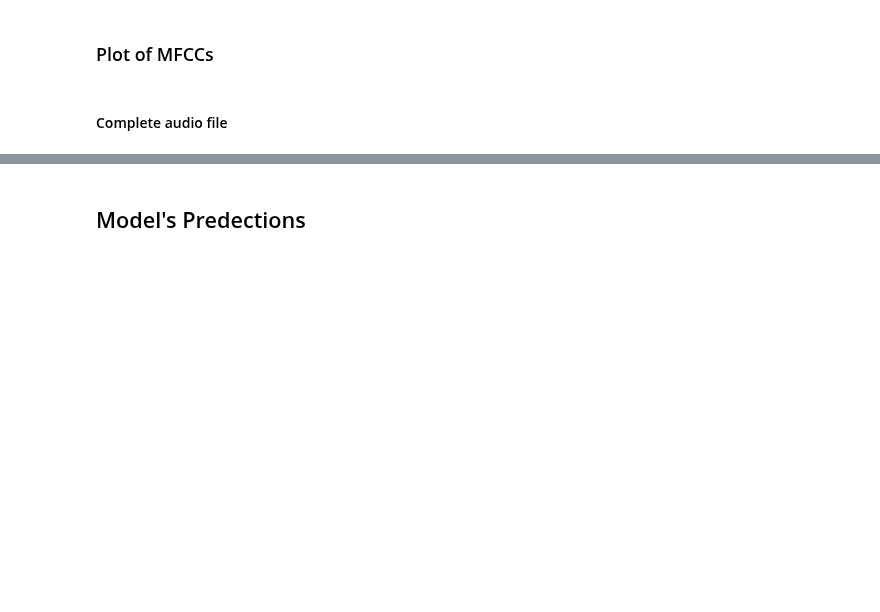
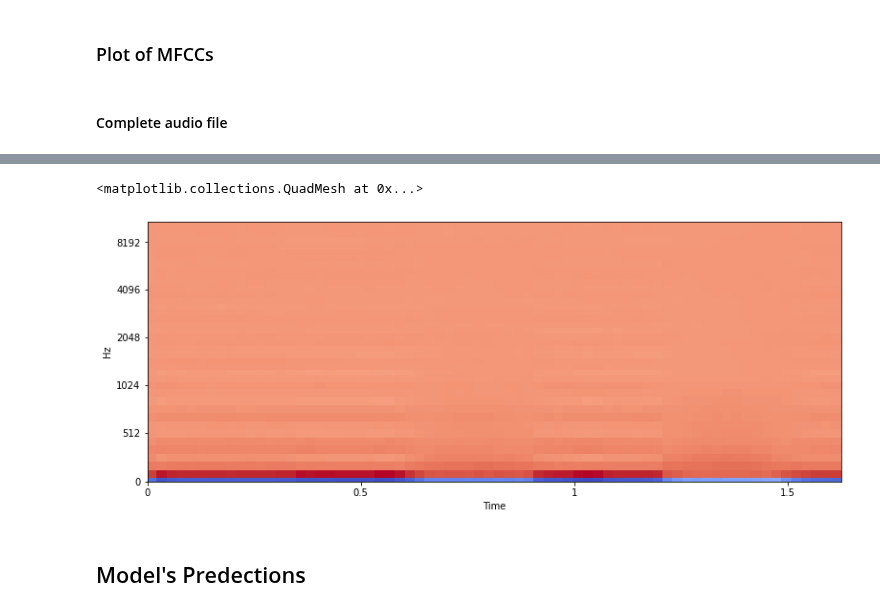
Before and after one commit to blackmountainb/taad-project, a Jupyter notebook: code/Model_Predict.ipynb, the cells around one changed output, grey strips where cells are left out. Cells and saved outputs as stored; diff of their text form; code cells hidden in the pictures; blank space fills up the shorter version.

```diff
--- a/code/Model_Predict.ipynb
+++ b/code/Model_Predict.ipynb
@@ -156,3 +139,10 @@ plt.legend()
+# %%
+mfccsArr = np.array(featuresdf.feature.tolist())
+plt.figure(figsize=(13,5))
+librosa.display.specshow(mfccsArr.T[:,0:70], sr=sample_rate, x_axis='time', y_axis='mel')
+# %% [output]
+<matplotlib.collections.QuadMesh at 0x...>
+[figure, added]
 # %% [markdown]
 ## Model's Predections
 # %% [markdown]
```
Also changed, not shown: parts of 10 cells of this notebook.
